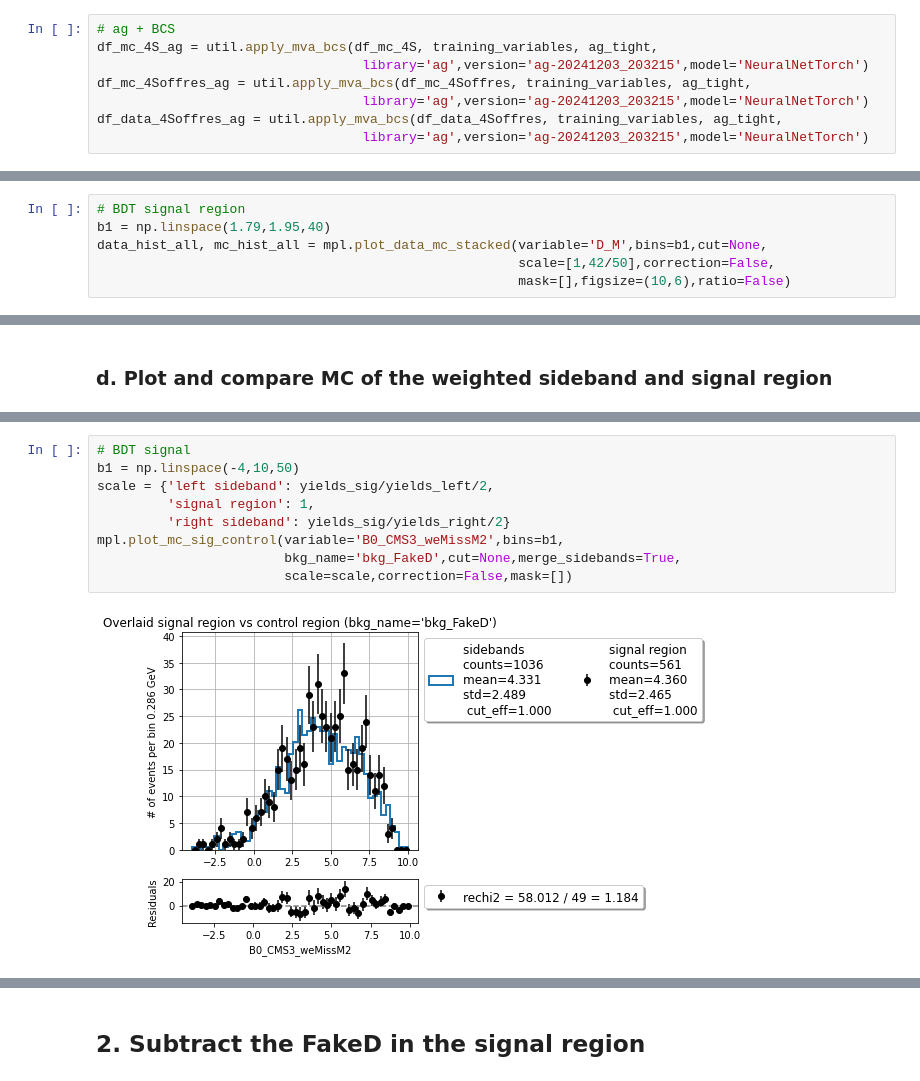
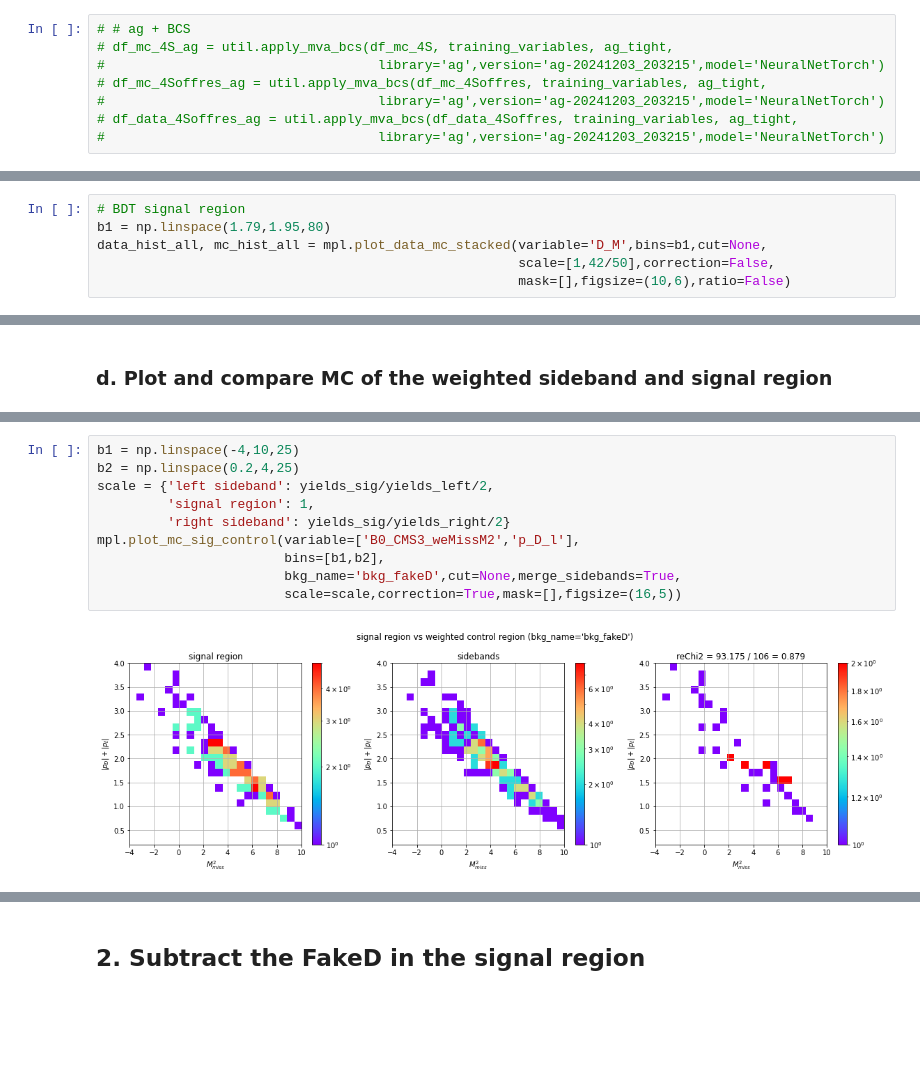
Before and after one commit to zjkjsd/inclusive_R_D, a Jupyter notebook: Notebooks/Plotting/3_PlotNtuple_continuum.ipynb, the cells around one changed output, grey strips where cells are left out. Saved outputs shown, nothing was run; the diff lists cells and outputs as text; blank space fills up the shorter version.

```diff
--- a/Notebooks/Plotting/3_PlotNtuple_continuum.ipynb
+++ b/Notebooks/Plotting/3_PlotNtuple_continuum.ipynb
@@ -56,13 +55,13 @@ df_mc_4Soffres.eval('roeMbc_cor = ( (10.58/2)**2 - (B0_CMS_roeP_my_mask*10.58/Ec
 df_mc_4Soffres['B0_roeMbc_my_mask'] = df_mc_4Soffres['roeMbc_cor']
 df_mc_4S.eval('roeMbc_cor = B0_roeMbc_my_mask', inplace=True)
 # %%
-# ag + BCS
-df_mc_4S_ag = util.apply_mva_bcs(df_mc_4S, training_variables, ag_tight,
-                                  library='ag',version='ag-20241203_203215',model='NeuralNetTorch')
-df_mc_4Soffres_ag = util.apply_mva_bcs(df_mc_4Soffres, training_variables, ag_tight,
-                                  library='ag',version='ag-20241203_203215',model='NeuralNetTorch')
-df_data_4Soffres_ag = util.apply_mva_bcs(df_data_4Soffres, training_variables, ag_tight,
-                                  library='ag',version='ag-20241203_203215',model='NeuralNetTorch')
+# # ag + BCS
+# df_mc_4S_ag = util.apply_mva_bcs(df_mc_4S, training_variables, ag_tight,
+#                                   library='ag',version='ag-20241203_203215',model='NeuralNetTorch')
+# df_mc_4Soffres_ag = util.apply_mva_bcs(df_mc_4Soffres, training_variables, ag_tight,
+#                                   library='ag',version='ag-20241203_203215',model='NeuralNetTorch')
+# df_data_4Soffres_ag = util.apply_mva_bcs(df_data_4Soffres, training_variables, ag_tight,
+#                                   library='ag',version='ag-20241203_203215',model='NeuralNetTorch')
 # %%
 # lgb + BCS
 df_mc_4S_lgb = util.apply_mva_bcs(df_mc_4S, training_variables, lgb_tight,library='lgbm')
@@ -236,7 +248,7 @@ a,b=mpl.plot_data_mc_stacked(variable='p_D_l',bins=b2,figsize=(10,6),
 ### a. Histogram the D_M distribution
 # %%
 # BDT signal region
-b1 = np.linspace(1.79,1.95,40)
+b1 = np.linspace(1.79,1.95,80)
 data_hist_all, mc_hist_all = mpl.plot_data_mc_stacked(variable='D_M',bins=b1,cut=None,
                                                       scale=[1,42/50],correction=False,
                                                       mask=[],figsize=(10,6),ratio=False)
@@ -359,11 +381,12 @@ mpl.plot_mc_sig_control(variable='B0_CMS3_weMissM2',bins=b1,
 # %%
-# BDT signal
-b1 = np.linspace(-4,10,50)
+b1 = np.linspace(-4,10,25)
+b2 = np.linspace(0.2,4,25)
 scale = {'left sideband': yields_sig/yields_left/2,
          'signal region': 1,
          'right sideband': yields_sig/yields_right/2}
-mpl.plot_mc_sig_control(variable='B0_CMS3_weMissM2',bins=b1,
-                        bkg_name='bkg_FakeD',cut=None,merge_sidebands=True,
-                        scale=scale,correction=False,mask=[])
+mpl.plot_mc_sig_control(variable=['B0_CMS3_weMissM2','p_D_l'],
+                        bins=[b1,b2],
+                        bkg_name='bkg_fakeD',cut=None,merge_sidebands=True,
+                        scale=scale,correction=True,mask=[],figsize=(16,5))
 # %% [output]
-[figure, old version]
+[figure, new version]
```
Also changed, not shown: parts of 20 cells of this notebook, 8 other files.
